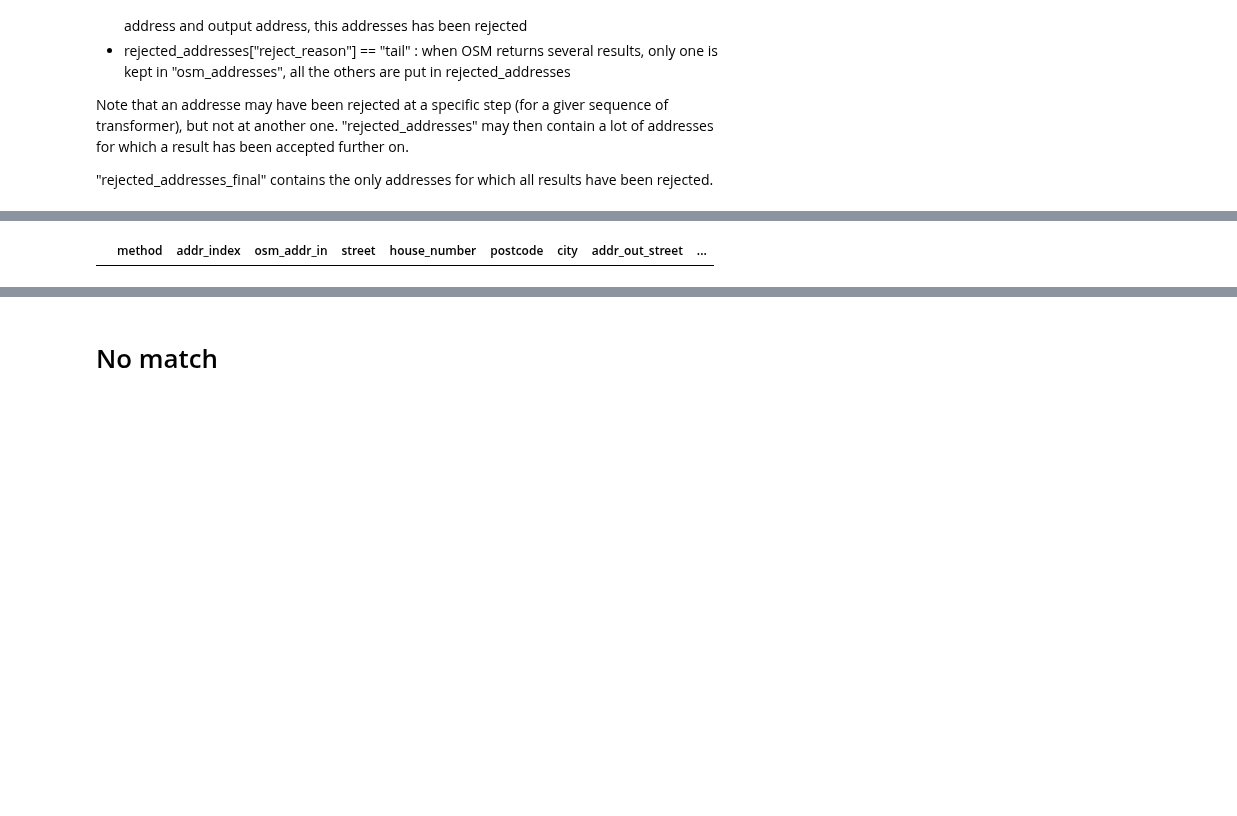
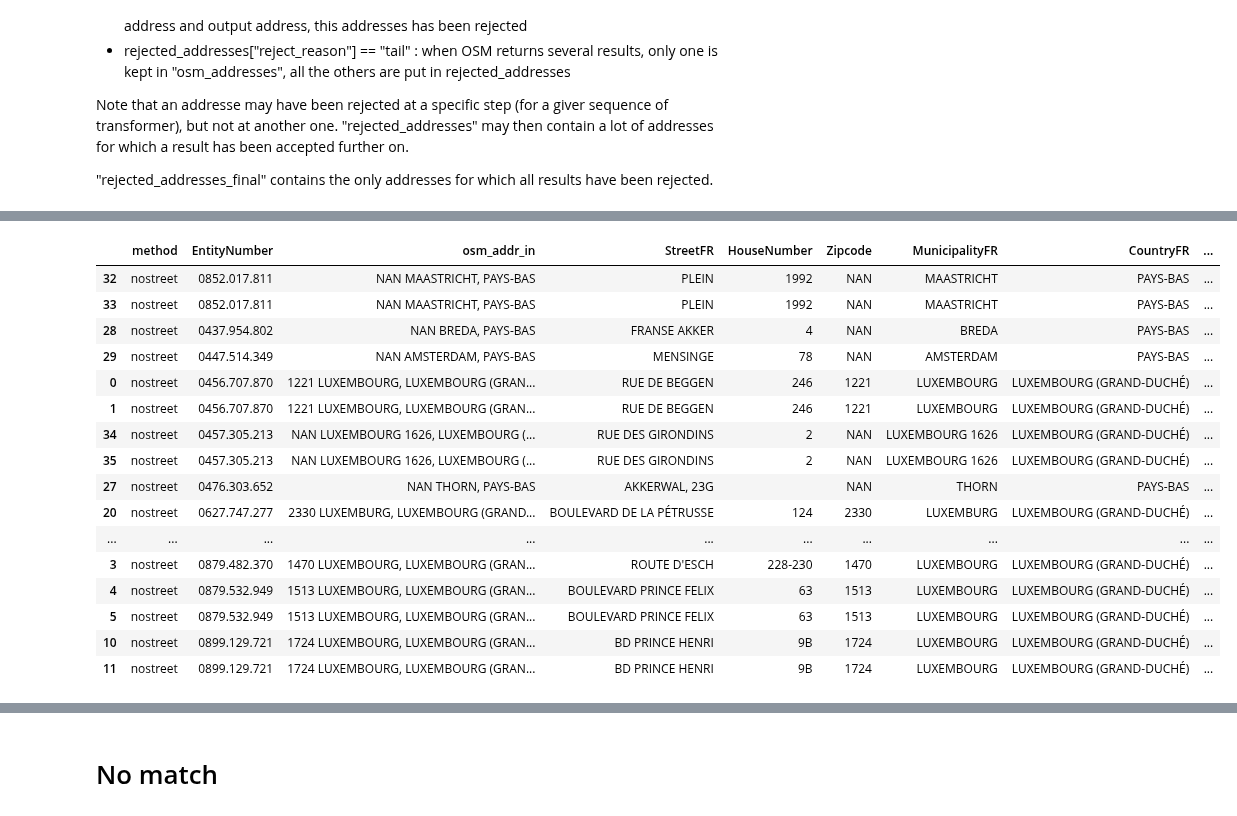
Before and after one commit to SmalsResearch/NominatimWrapper, a Jupyter notebook: AddressCleanserBatch.ipynb, the cells around one changed output, grey strips where cells are left out. Saved outputs shown, nothing was run; the diff lists cells and outputs as text; code cells hidden in the pictures; blank space fills up the shorter version.

```diff
--- a/AddressCleanserBatch.ipynb
+++ b/AddressCleanserBatch.ipynb
@@ -66,11 +70,15 @@ for opt, arg in opts:
 Run in jupyter ... /home/vandy/.local/share/jupyter/runtime/kernel-09e6216b-6141-4cdf-a92c-7034568d0a56.json
 # %%
 if AddressCleanserUtils.within_jupyter :
-    log("Running in Jupyter, using hard coded parameters")
-    config_file = "config_best"
-    address_file = "./best.csv.gz"
-    sample_size = 1000
-    AddressCleanserUtils.photon_host = "172.17.0.3:2322"
-    AddressCleanserUtils.libpostal_host = "172.17.0.3:8080"
+    log("Running in Jupyter, using hardcoded parameters")
+#     config_file = "config_best"
+#     address_file = "./best.csv.gz"
+    config_file = "config_batch"
+    address_file = "./address.csv.gz"
+
+    sample_size = 10000
+    AddressCleanserUtils.photon_host = "172.26.0.1:2322"
+    AddressCleanserUtils.libpostal_host = "172.26.0.1:8080"
+
 # with_dask=False
 # %matplotlib inline
@@ -93,6 +103,7 @@ AddressCleanserUtils.street_field    = config_module.street_field
 AddressCleanserUtils.housenbr_field  = config_module.housenbr_field
 AddressCleanserUtils.city_field      = config_module.city_field
 AddressCleanserUtils.postcode_field  = config_module.postcode_field
+AddressCleanserUtils.country_field  = config_module.country_field
 
 AddressCleanserUtils.addr_key_field  = config_module.addr_key_field
 
@@ -236,8 +245,9 @@ def main_loop(chunk):
 
 #         display(chunk)
         osm_results, rejected, step_stats = transform_and_process(chunk, transformers, config_module.addr_key_field,
-                                                                  config_module.street_field, config_module.housenbr_field, config_module.city_field,
-                                                                  config_module.postcode_field)
+                                                                  config_module.street_field, config_module.housenbr_field,
+                                                                  config_module.city_field, config_module.postcode_field,
+                                                                  config_module.country_field)
 
         osm_addresses =      osm_addresses.append(osm_results, sort=False).drop_duplicates()
         rejected_addresses = rejected_addresses.append(rejected, sort=False).drop_duplicates()
@@ -432,7 +459,9 @@ rejected_addresses_final =  rejected_addresses_final[~rejected_addresses_final[c
 rejected_addresses_final = rejected_addresses_final.drop([config_module.street_field,
                                                           config_module.housenbr_field,
                                                           config_module.postcode_field,
-                                                          config_module.city_field], axis=1
+                                                          config_module.city_field,
+                                                          config_module.country_field],
+                                                          axis=1
                                                         )
 
 # print(rejected_addresses.keys())
@@ -441,7 +470,7 @@ rejected_addresses_final = rejected_addresses_final.drop([config_module.street_f
 
 rejected_addresses_final  = rejected_addresses_final.merge(addresses).sort_values(["SIM_street", config_module.addr_key_field])[["method",
     config_module.addr_key_field, "osm_addr_in",
-    config_module.street_field, config_module.housenbr_field, config_module.postcode_field, config_module.city_field,
+    config_module.street_field, config_module.housenbr_field, config_module.postcode_field, config_module.city_field,  config_module.country_field,
     "addr_out_street", "addr_out_city", "addr_out_number", "addr_out_postcode", "addr_out_other", "SIM_street", "SIM_zip"]].drop_duplicates()
 log("Rejected addresses: ")
 log(rejected_addresses_final)
@@ -450,4 +479,20 @@ log(rejected_addresses_final)
-|  | method | addr_index | osm_addr_in | street | house_number | postcode | city | addr_out_street | ... |
+|  | method | EntityNumber | osm_addr_in | StreetFR | HouseNumber | Zipcode | MunicipalityFR | CountryFR | ... |
+| 32 | nostreet | 0852.017.811 | NAN MAASTRICHT, PAYS-BAS | PLEIN | 1992 | NAN | MAASTRICHT | PAYS-BAS | ... |
+| 33 | nostreet | 0852.017.811 | NAN MAASTRICHT, PAYS-BAS | PLEIN | 1992 | NAN | MAASTRICHT | PAYS-BAS | ... |
+| 28 | nostreet | 0437.954.802 | NAN BREDA, PAYS-BAS | FRANSE AKKER | 4 | NAN | BREDA | PAYS-BAS | ... |
+| 29 | nostreet | 0447.514.349 | NAN AMSTERDAM, PAYS-BAS | MENSINGE | 78 | NAN | AMSTERDAM | PAYS-BAS | ... |
+| 0 | nostreet | 0456.707.870 | 1221 LUXEMBOURG, LUXEMBOURG (GRAN... | RUE DE BEGGEN | 246 | 1221 | LUXEMBOURG | LUXEMBOURG (GRAND-DUCHÉ) | ... |
+| 1 | nostreet | 0456.707.870 | 1221 LUXEMBOURG, LUXEMBOURG (GRAN... | RUE DE BEGGEN | 246 | 1221 | LUXEMBOURG | LUXEMBOURG (GRAND-DUCHÉ) | ... |
+| 34 | nostreet | 0457.305.213 | NAN LUXEMBOURG 1626, LUXEMBOURG (... | RUE DES GIRONDINS | 2 | NAN | LUXEMBOURG 1626 | LUXEMBOURG (GRAND-DUCHÉ) | ... |
+| 35 | nostreet | 0457.305.213 | NAN LUXEMBOURG 1626, LUXEMBOURG (... | RUE DES GIRONDINS | 2 | NAN | LUXEMBOURG 1626 | LUXEMBOURG (GRAND-DUCHÉ) | ... |
+| 27 | nostreet | 0476.303.652 | NAN THORN, PAYS-BAS | AKKERWAL, 23G |  | NAN | THORN | PAYS-BAS | ... |
+| 20 | nostreet | 0627.747.277 | 2330 LUXEMBURG, LUXEMBOURG (GRAND... | BOULEVARD DE LA PÉTRUSSE | 124 | 2330 | LUXEMBURG | LUXEMBOURG (GRAND-DUCHÉ) | ... |
+| ... | ... | ... | ... | ... | ... | ... | ... | ... | ... |
+| 3 | nostreet | 0879.482.370 | 1470 LUXEMBOURG, LUXEMBOURG (GRAN... | ROUTE D'ESCH | 228-230 | 1470 | LUXEMBOURG | LUXEMBOURG (GRAND-DUCHÉ) | ... |
+| 4 | nostreet | 0879.532.949 | 1513 LUXEMBOURG, LUXEMBOURG (GRAN... | BOULEVARD PRINCE FELIX | 63 | 1513 | LUXEMBOURG | LUXEMBOURG (GRAND-DUCHÉ) | ... |
+| 5 | nostreet | 0879.532.949 | 1513 LUXEMBOURG, LUXEMBOURG (GRAN... | BOULEVARD PRINCE FELIX | 63 | 1513 | LUXEMBOURG | LUXEMBOURG (GRAND-DUCHÉ) | ... |
+| 10 | nostreet | 0899.129.721 | 1724 LUXEMBOURG, LUXEMBOURG (GRAN... | BD PRINCE HENRI | 9B | 1724 | LUXEMBOURG | LUXEMBOURG (GRAND-DUCHÉ) | ... |
+| 11 | nostreet | 0899.129.721 | 1724 LUXEMBOURG, LUXEMBOURG (GRAN... | BD PRINCE HENRI | 9B | 1724 | LUXEMBOURG | LUXEMBOURG (GRAND-DUCHÉ) | ... |
 # %%
 log(f"Number of unique rejected addresses: {rejected_addresses_final[config_module.addr_key_field].nunique()}")
 # %% [output]
```
Also changed, not shown: parts of 45 cells of this notebook, 4 other files.
